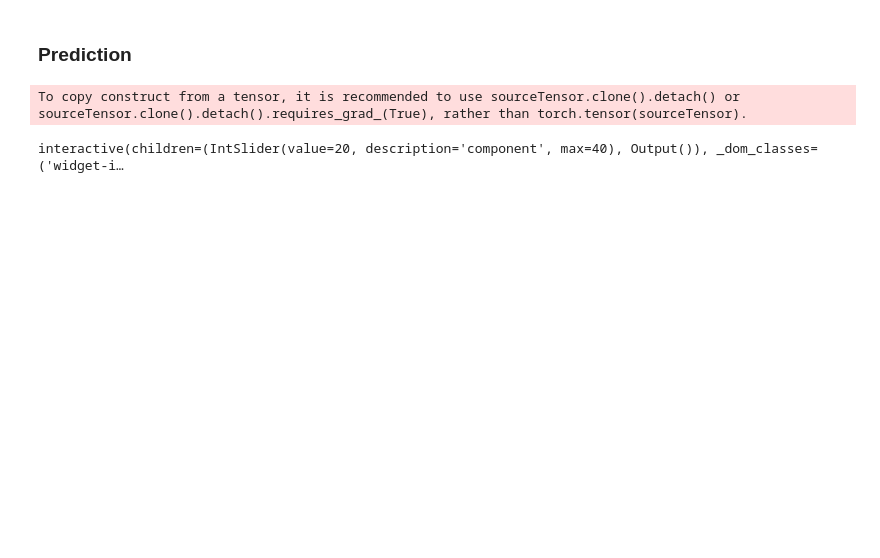
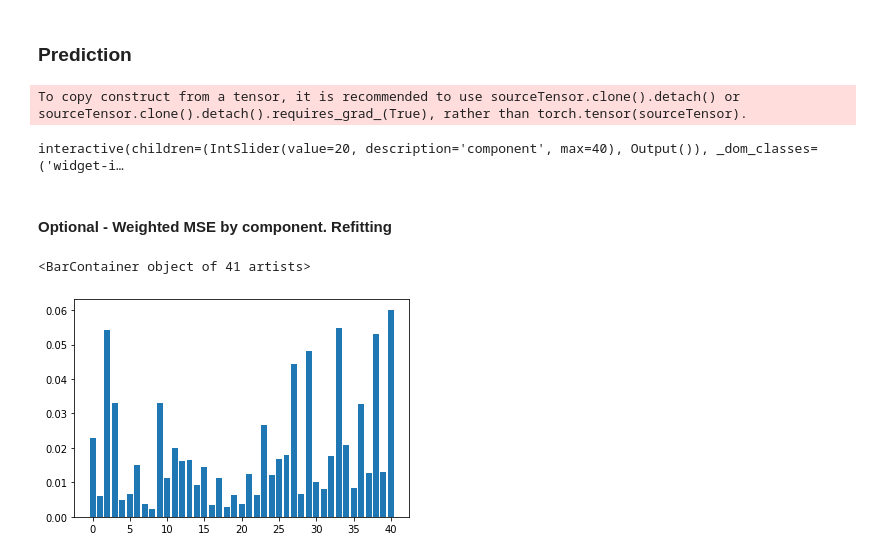
Before and after one commit to elch10/anomaly-detection, a Jupyter notebook: notebooks/TorchLSTM.ipynb, the cells around one changed output. Saved outputs shown, nothing was run; the diff lists cells and outputs as text; code cells hidden in the pictures; blank space fills up the shorter version.

```diff
--- a/notebooks/TorchLSTM.ipynb
+++ b/notebooks/TorchLSTM.ipynb
@@ -420,9 +482,10 @@ test_set = to_dataloader(X_te, smoothed_test, dict(batch_size=batch_size))
 # %%
 import torch
-from src.models.torch.models import LSTM, Trainer
+from src.models.prediction import LSTM, Trainer
 
 config = dict(
-    input_size=X_tr[0].shape[1],
+    input_size=train_set.dataset.tensors[0].shape[-1],
+    output_size=train_set.dataset.tensors[1].shape[-1],
     hidden_size=16,
     num_layers=1,
     batch_first=True,
@@ -430,23 +493,25 @@ config = dict(
 )
 
 device = torch.device('cpu')
-model = LSTM(**config).to(device)
+resid_model = LSTM(**config).to(device)
 criterion = torch.nn.MSELoss()
-optim = torch.optim.Adam(model.parameters(), lr=0.001, weight_decay=0)
+optim = torch.optim.Adam(resid_model.parameters(), lr=0.001, weight_decay=0.001)
 scheduler = torch.optim.lr_scheduler.ReduceLROnPlateau(optim,
                                                        patience=3,
                                                        threshold=0.01)
 
 trainer = Trainer(
-    model,
+    resid_model,
     criterion,
     optim,
     scheduler,
     device,
     get_log_path(
-        f'logs/resid-smoothed-{config["num_layers"]}-layers-{config["hidden_size"]}-hidden-{window_len}-len'
+        f'logs/resid-smoothed'
     ),
-    stateful=True)
+    config,
+    stateful=True,
+)
 # %%
-trainer.train(train_set, test_set, 15)
+trainer.train(train_set, test_set, 20)
 # %% [output]
@@ -493,3 +561,0 @@ Loss: 0.0181
-# %%
-# train additional 5 epochs
-trainer.train(train_set, test_set, 5)
@@ -534,7 +568,8 @@ resid_model = torch.load('models/resid.pth')
 resid_model.reset_states()
 
 train_resid_pred, test_resid_pred = forecast_tr_te(
-    resid_model, X_tr, X_te, 41)
+    resid_model, train_set.dataset.tensors[0], test_set.dataset.tensors[0],
+    batch_size)
 # %% [output]
 To copy construct from a tensor, it is recommended to use sourceTensor.clone().detach() or sourceTensor.clone().detach().requires_grad_(True), rather than torch.tensor(sourceTensor).
 # %%
@@ -547,3 +584,13 @@ interactive_plotter_by_component([
 ], ['Residuals'], None)
 # %% [output]
 interactive(children=(IntSlider(value=20, description='component', max=40), Output()), _dom_classes=('widget-i…
+# %% [markdown]
+#### Optional - Weighted MSE by component. Refitting
+# %%
+from sklearn.metrics import mean_squared_error
+
+err = mean_squared_error(test_resid_pred, smoothed_test, multioutput='raw_values')
+plt.bar(np.arange(len(err)), err)
+# %% [output]
+<BarContainer object of 41 artists>
+[figure, added]
```
Also changed, not shown: parts of 32 cells of this notebook, 5 other files.
